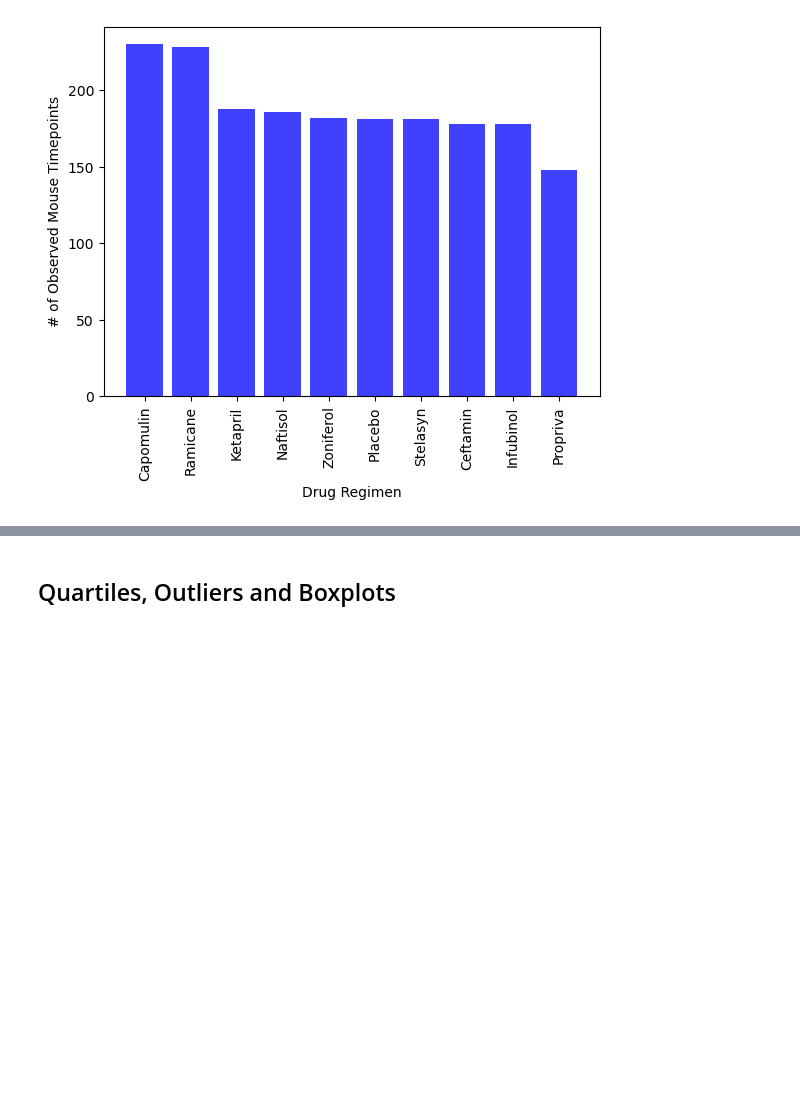
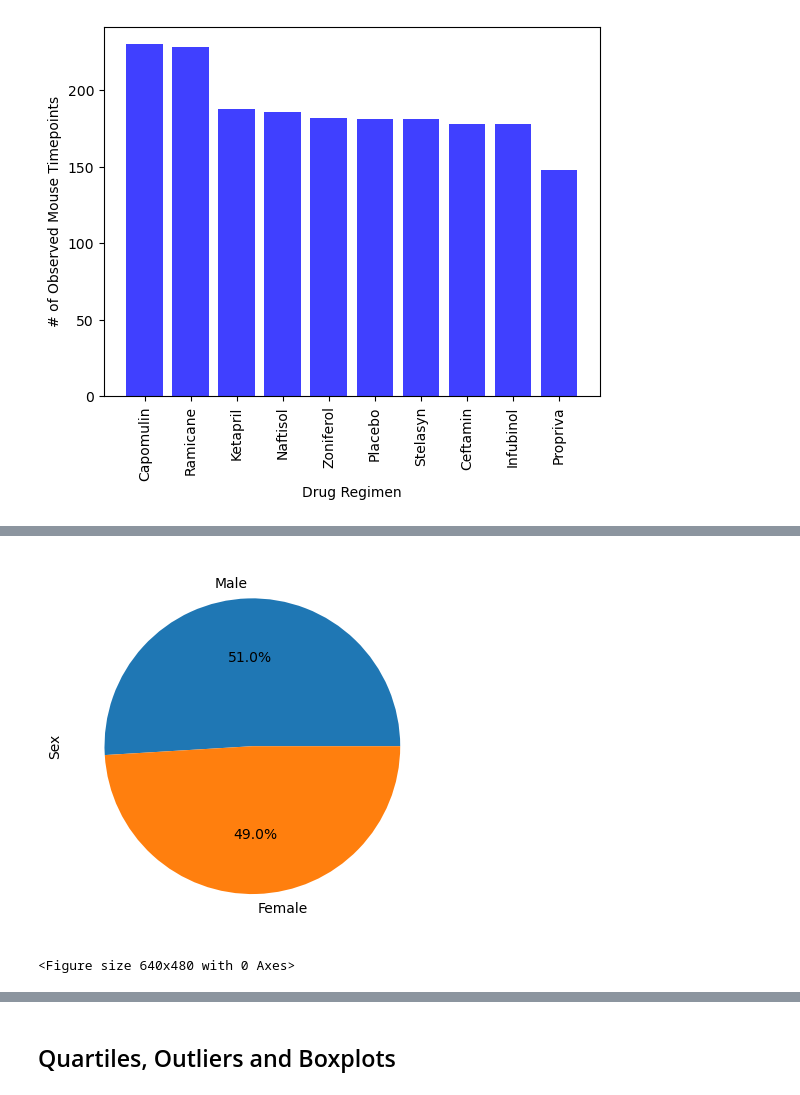
Before and after one commit to DiegoMartorell1620/Module-5-Challenge, a Jupyter notebook: pymaceuticals_starter.ipynb, the cells around one changed output, grey strips where cells are left out. Cells and saved outputs as stored; diff of their text form; code cells hidden in the pictures; blank space fills up the shorter version.

```diff
--- a/pymaceuticals_starter.ipynb
+++ b/pymaceuticals_starter.ipynb
@@ -201,0 +194,19 @@ plt.show()
+# %%
+# Generate a pie plot showing the distribution of female versus male mice using Pandas
+combined_results_no_duplicate_mouse
+number_male = combined_results_no_duplicate_mouse[combined_results_no_duplicate_mouse["Sex"] == "Male"].shape[0]
+number_female = combined_results_no_duplicate_mouse[combined_results_no_duplicate_mouse["Sex"] == "Female"].shape[0]
+
+Male_Female={'Male': [number_male], 'Female': [number_female]}
+Male_Female_df=pd.DataFrame(Male_Female)
+Male_Female_df=Male_Female_df.transpose()
+Male_Female_df.rename(columns={Male_Female_df.columns[0]: 'Sex'}, inplace=True)
+Male_Female_df
+
+Male_Female_df.plot(kind="pie", y="Sex", legend=False, autopct='%1.1f%%')
+plt.ylabel("Sex")
+plt.show()
+plt.tight_layout()
+# %% [output]
+[figure, added]
+<Figure size 640x480 with 0 Axes>
```
Also changed, not shown: parts of 12 cells of this notebook.
